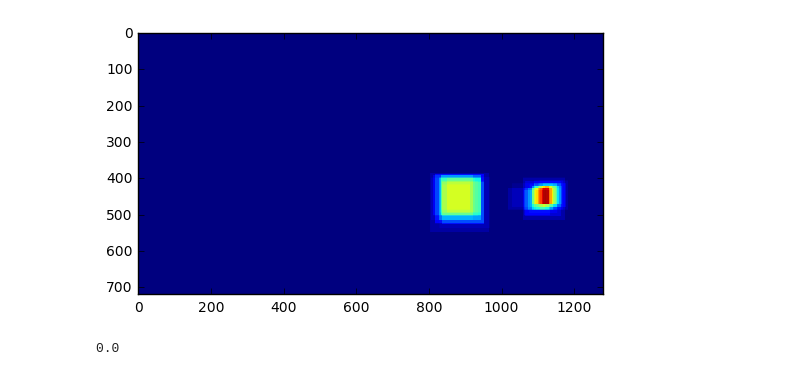
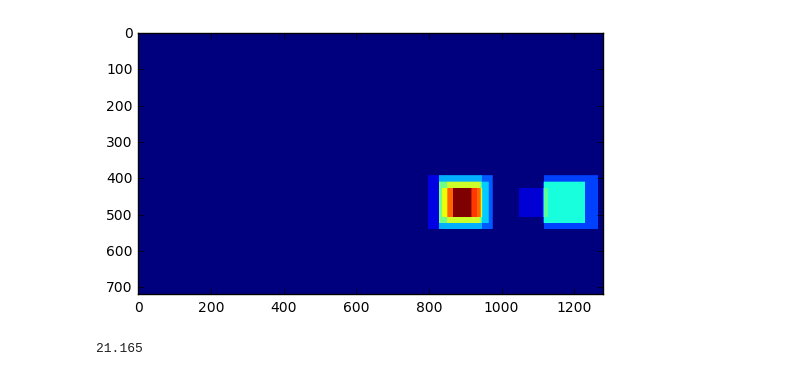
Before and after one commit to eigendreams/vehicle_tracking, a Jupyter notebook: Universal.ipynb, the cells around one changed output. Saved outputs shown, nothing was run; the diff lists cells and outputs as text; code cells hidden in the pictures.

```diff
--- a/Universal.ipynb
+++ b/Universal.ipynb
@@ -732,16 +727,27 @@ def heatMap(img,
     #imgmap = normalizeLayer(imgmap) + 0.5
     #print(imgmap.max())
     return imgmap
-# %%
-hmap = heatMap(img,
-               [window_list, window_list, window_list],
-               3)
-plt.imshow(hmap)
-plt.show()
-print(hmap.min())
-# %% [output]
-[figure, removed]
-0.0
+# %%
+import collections
+dq = collections.deque(maxlen=10)
+dq.append(window_list)
+dq.append(window_list)
+dq.append(window_list)
+dq.append(window_list)
+dq.append(window_list)
+dq.append(window_list)
+#print(dq)
+
+hmap = heatMap(img,
+               dq,
+               5)
+
+plt.imshow(hmap)
+plt.show()
+print(hmap.max())
+# %% [output]
+[figure, added]
+21.165
 # %%
 # I recommend now thresholding for heatmap, use DBSCAN to id blobs
 # a long running heatmap is kind of a long term filter as well too
```
Also changed, not shown: parts of 15 cells of this notebook.
